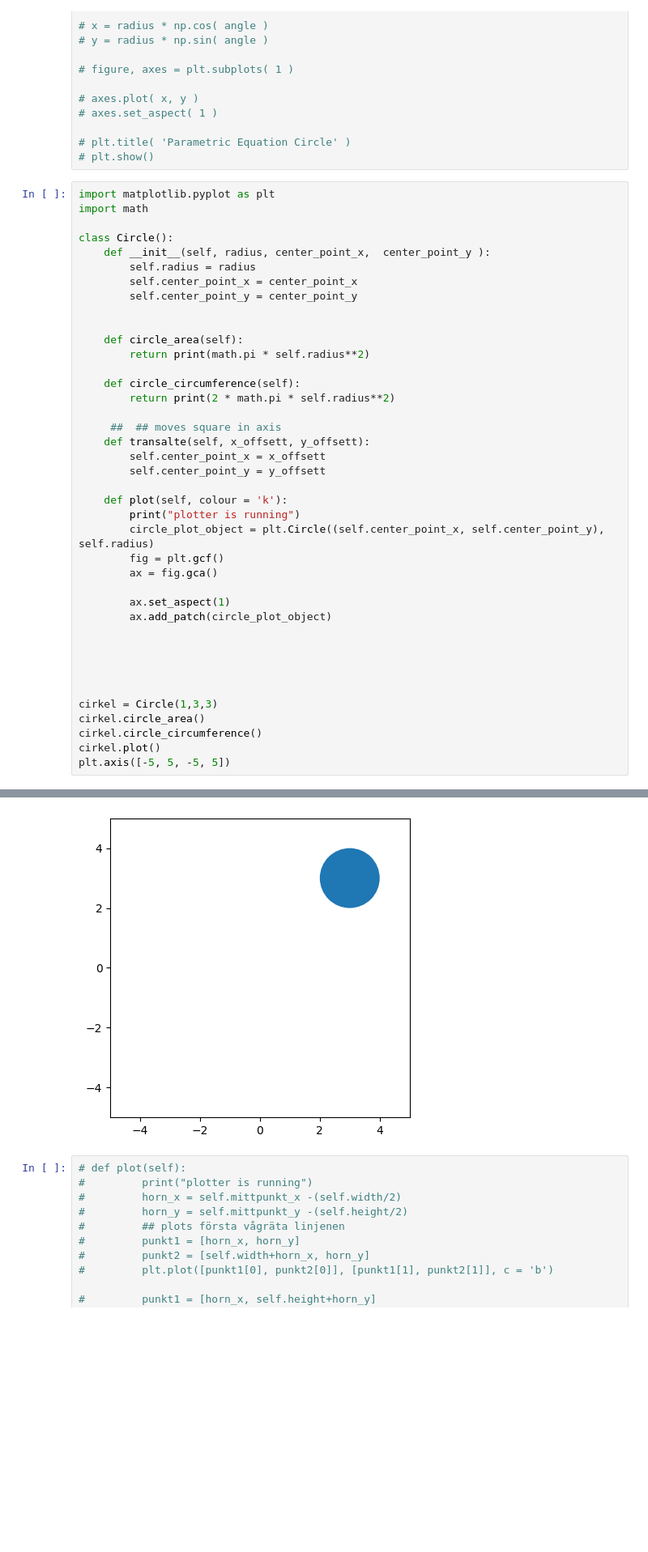
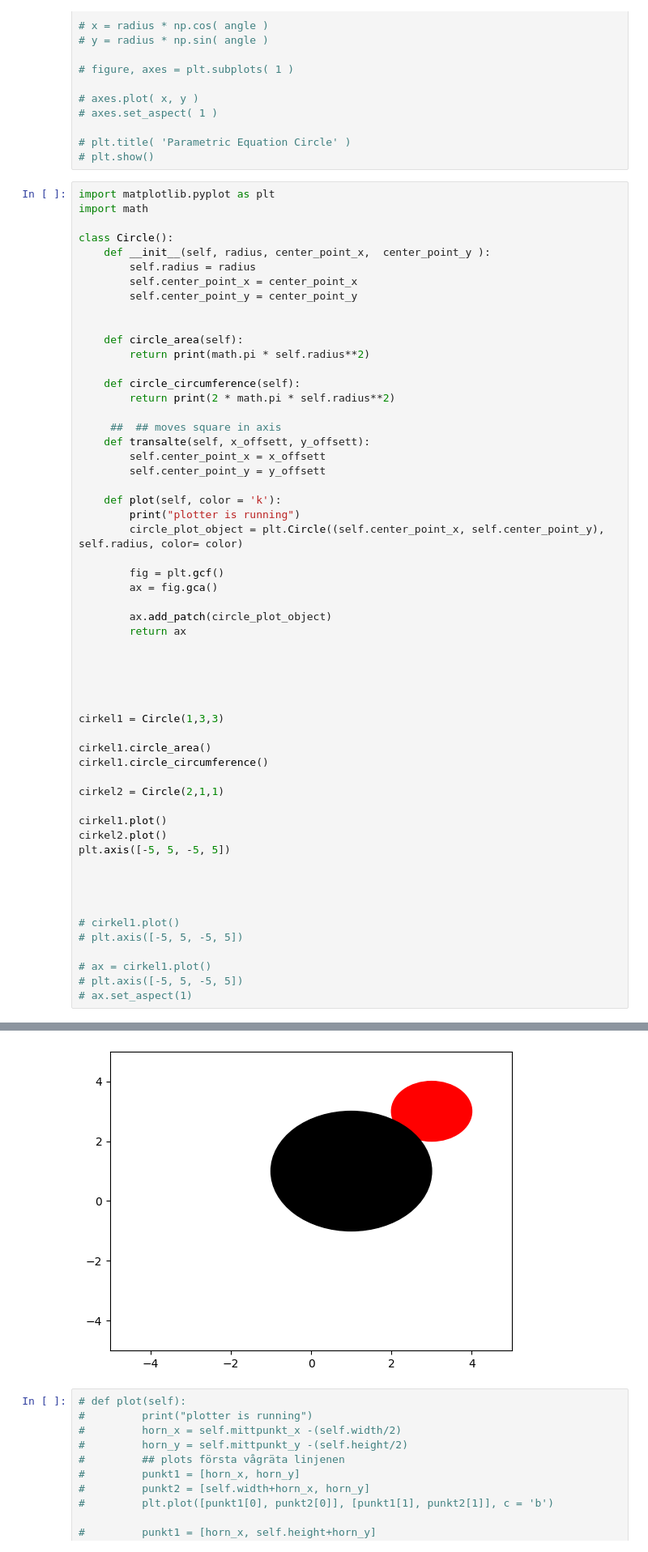
Before and after one commit to MxLied/Phyton-Max-Liedman, a Jupyter notebook: Labs och Explorations/tuto.ipynb, the cells around one changed output, grey strips where cells are left out. Shown at 81% size. Saved outputs shown, nothing was run; the diff lists cells and outputs as text; blank space fills up the shorter version.

```diff
--- a/Labs och Explorations/tuto.ipynb
+++ b/Labs och Explorations/tuto.ipynb
@@ -125,24 +125,40 @@ class Circle():
         self.center_point_x = x_offsett
         self.center_point_y = y_offsett
 
-    def plot(self, colour = 'k'):
+    def plot(self, color = 'k'):
         print("plotter is running")
-        circle_plot_object = plt.Circle((self.center_point_x, self.center_point_y), self.radius)
+        circle_plot_object = plt.Circle((self.center_point_x, self.center_point_y), self.radius, color= color)
+
         fig = plt.gcf()
         ax = fig.gca()
 
-        ax.set_aspect(1)
         ax.add_patch(circle_plot_object)
+        return ax
 
 
 
 
 
-cirkel = Circle(1,3,3)
-cirkel.circle_area()
-cirkel.circle_circumference()
-cirkel.plot()
+cirkel1 = Circle(1,3,3)
+
+cirkel1.circle_area()
+cirkel1.circle_circumference()
+
+cirkel2 = Circle(2,1,1)
+
+cirkel1.plot()
+cirkel2.plot()
 plt.axis([-5, 5, -5, 5])
+
+
+
+
+# cirkel1.plot()
+# plt.axis([-5, 5, -5, 5])
+
+# ax = cirkel1.plot()
+# plt.axis([-5, 5, -5, 5])
+# ax.set_aspect(1)
 # %% [output]
 3.141592653589793
 6.283185307179586
@@ -150,5 +167,5 @@ plotter is running
 (-5.0, 5.0, -5.0, 5.0)
-[figure, old version]
+[figure, new version]
 # %%
 # def plot(self):
 #         print("plotter is running")
```
Also changed, not shown: parts of 1 cell of this notebook.
